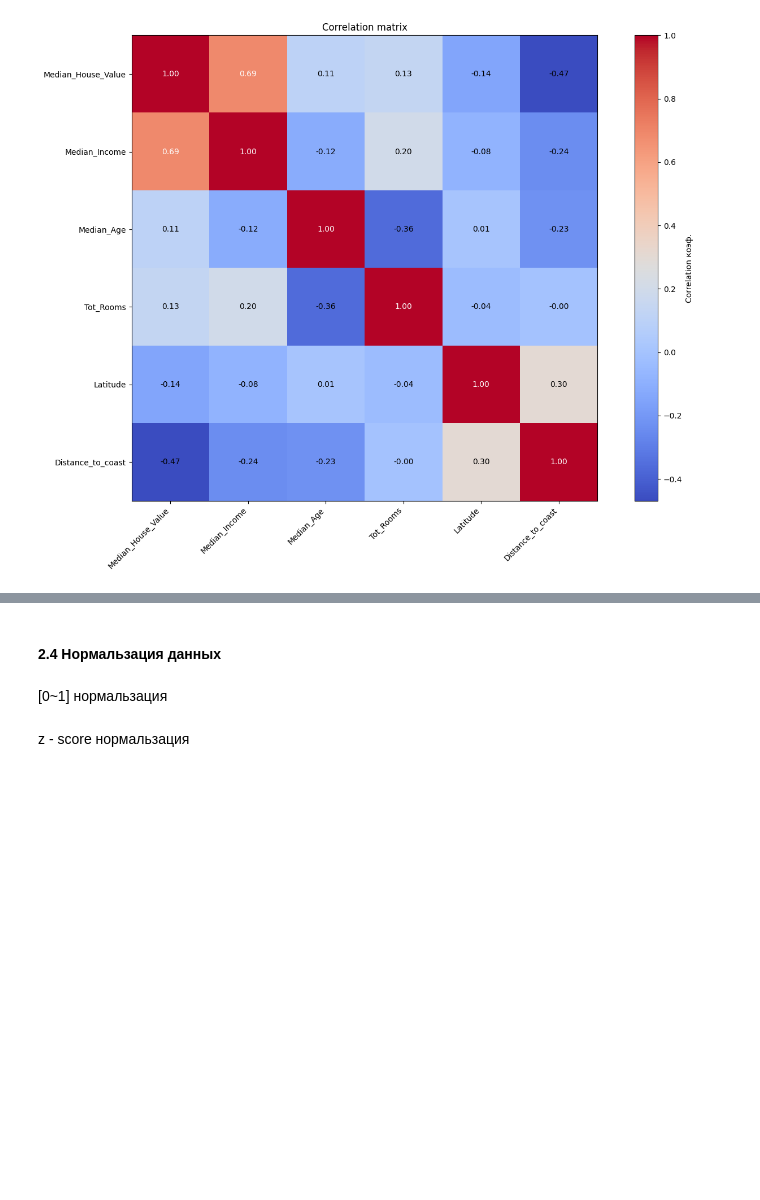
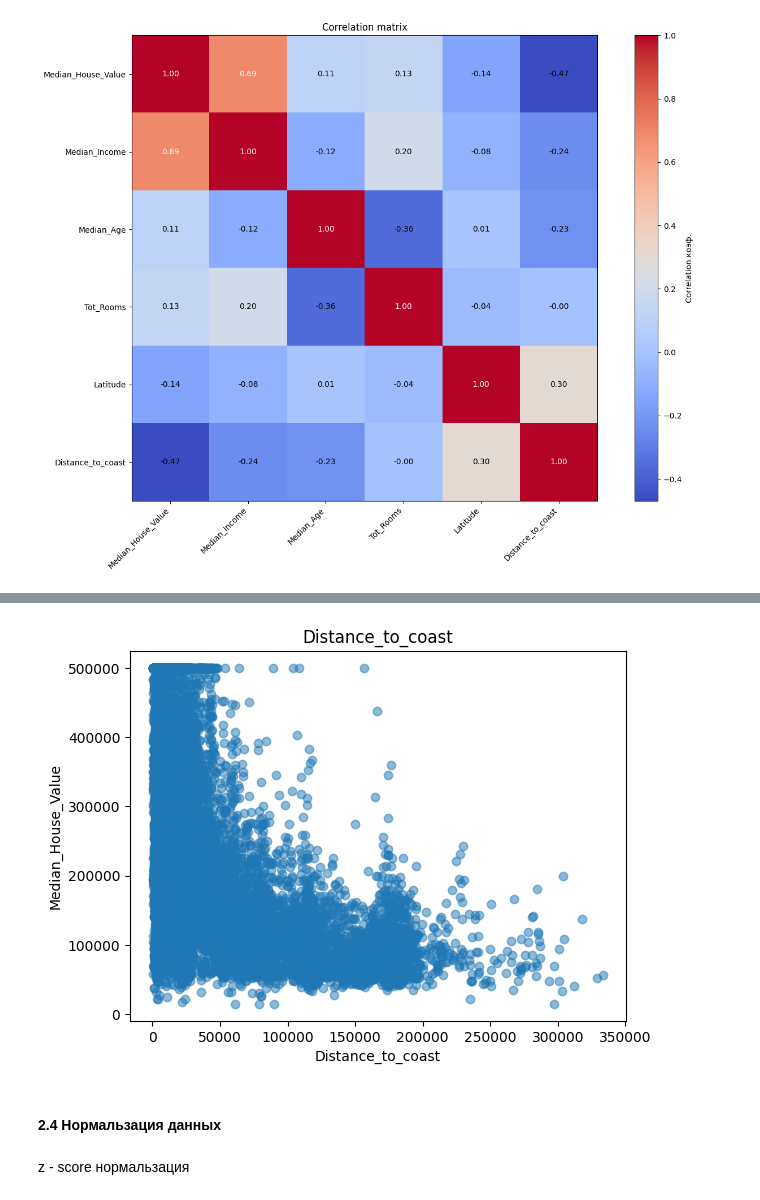
Before and after one commit to bailight/Study-note, a Jupyter notebook: СИИ/lab1.ipynb, the cells around one changed output, grey strips where cells are left out. Saved outputs shown, nothing was run; the diff lists cells and outputs as text; code cells hidden in the pictures; blank space fills up the shorter version.

```diff
--- a/СИИ/lab1.ipynb
+++ b/СИИ/lab1.ipynb
@@ -175,0 +173,8 @@ correlation_matrix(data_copy)
+# %%
+plt.scatter(data_copy['Distance_to_coast'], data_copy['Median_House_Value'], alpha=0.5)
+plt.xlabel('Distance_to_coast')
+plt.ylabel('Median_House_Value')
+plt.title('Distance_to_coast')
+plt.show()
+# %% [output]
+[figure, added]
@@ -176,4 +184,2 @@ correlation_matrix(data_copy)
 # %% [markdown]
 #### 2.4 Нормальзация данных
-# %% [markdown]
-[0~1] нормальзация
```
Also changed, not shown: parts of 15 cells of this notebook, 3 other files.
